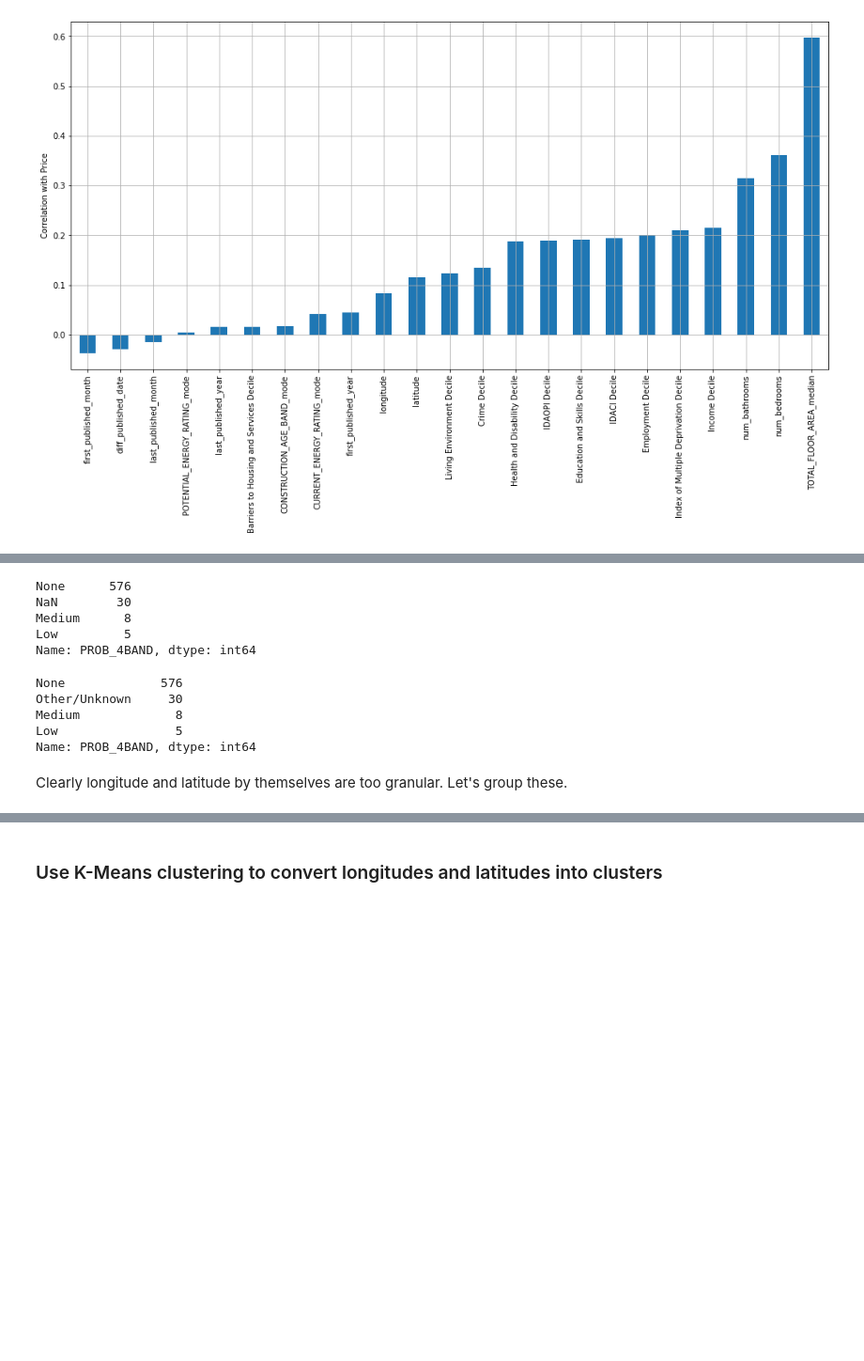
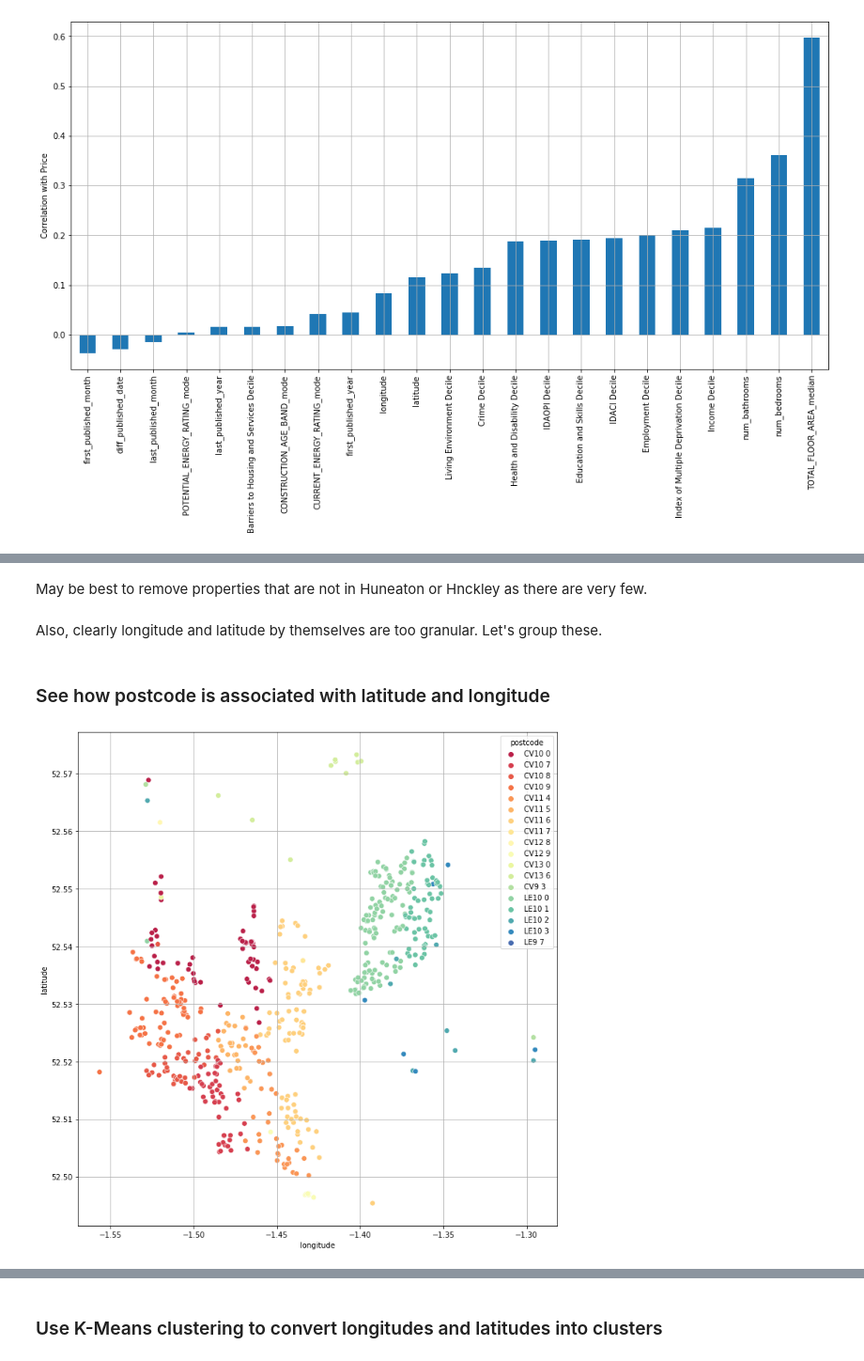
Before and after one commit to RobertVallance/house_prices_prediction_nuneaton_hinckley, a Jupyter notebook: 2.1-eda.ipynb, the cells around one changed output, grey strips where cells are left out. Shown at 94% size. Cells and saved outputs as stored; diff of their text form; code cells hidden in the pictures; blank space fills up the shorter version.

```diff
--- a/2.1-eda.ipynb
+++ b/2.1-eda.ipynb
@@ -367,16 +354,14 @@ for col in categoric_cols:
-# %%
-display(zoopla_df_train['PROB_4BAND'].value_counts(dropna=False))
-display(zoopla_df_train['PROB_4BAND'].fillna('Other/Unknown').value_counts(dropna=False))
-# %% [output]
-None      576
-NaN        30
-Medium      8
-Low         5
-Name: PROB_4BAND, dtype: int64
-None             576
-Other/Unknown     30
-Medium             8
-Low                5
-Name: PROB_4BAND, dtype: int64
+# %% [markdown]
+May be best to remove properties that are not in Huneaton or Hnckley as there are very few.
 # %% [markdown]
-Clearly longitude and latitude by themselves are too granular. Let's group these.
+Also, clearly longitude and latitude by themselves are too granular. Let's group these.
+# %% [markdown]
+### See how postcode is associated with latitude and longitude
+# %%
+plt.figure(figsize=(10, 10))
+sns.scatterplot(data=zoopla_df_train, x='longitude', y='latitude', hue='postcode', hue_order=sorted(zoopla_df_train['postcode'].unique()),
+                palette='Spectral', s=50, legend=True)
+plt.grid()
+plt.tight_layout()
+# %% [output]
+[figure, added]
```
Also changed, not shown: parts of 24 cells of this notebook.
